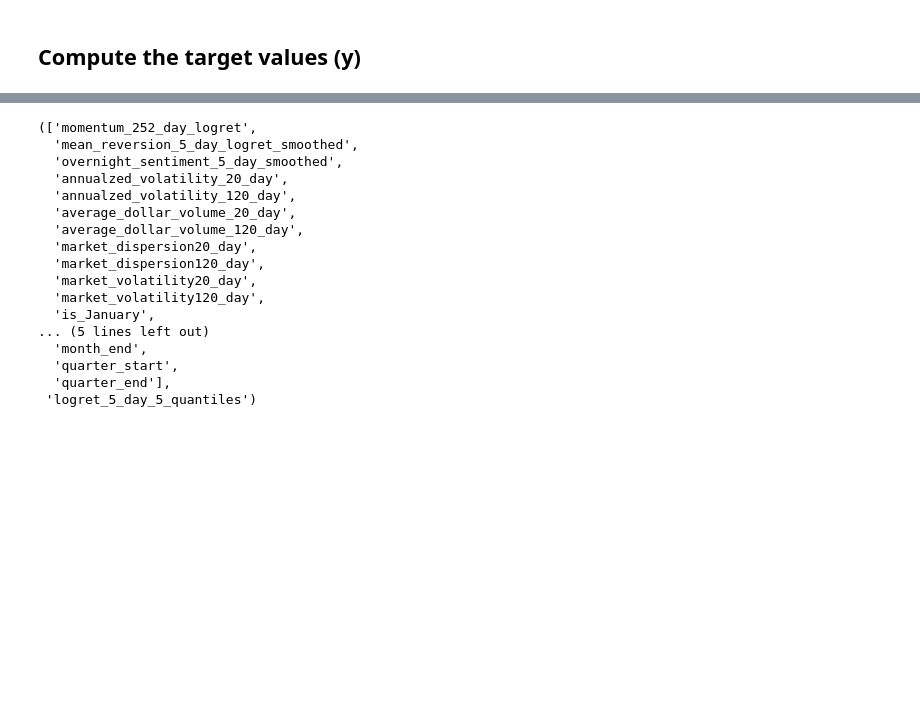
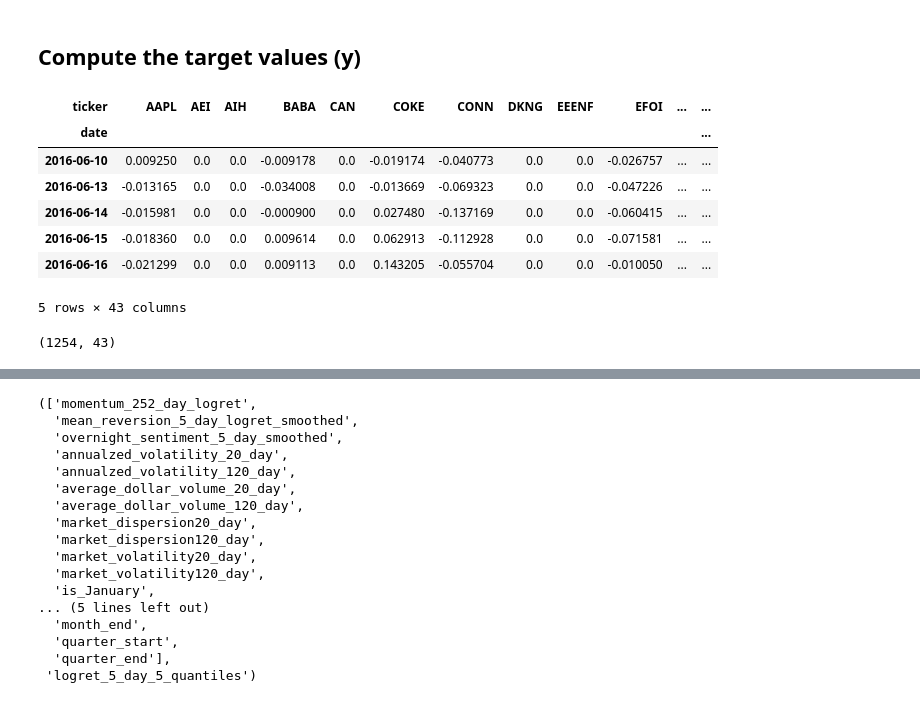
Before and after one commit to nmaiorana/svi-trading-tools, a Jupyter notebook: portfolio_analysis_ml.ipynb, the cells around one changed output, grey strips where cells are left out. Cells and saved outputs as stored; diff of their text form; code cells hidden in the pictures; blank space fills up the shorter version.

```diff
--- a/portfolio_analysis_ml.ipynb
+++ b/portfolio_analysis_ml.ipynb
@@ -289,3 +289,17 @@ all_factors.head()
 |  | CAN | -0.658736 | 0.329368 | -1.611889 | -1.152787 | ... |
 # %% [markdown]
 ## Compute the target values (y)
+# %%
+returns = alpha_factors.FactorReturns(price_histories, 5).factor_data
+display(returns.head())
+returns.shape
+# %% [output]
+| ticker | AAPL | AEI | AIH | BABA | CAN | COKE | CONN | DKNG | EEENF | EFOI | ... | ... |
+| date |  |  |  |  |  |  |  |  |  |  |  | ... |
+| 2016-06-10 | 0.009250 | 0.0 | 0.0 | -0.009178 | 0.0 | -0.019174 | -0.040773 | 0.0 | 0.0 | -0.026757 | ... | ... |
+| 2016-06-13 | -0.013165 | 0.0 | 0.0 | -0.034008 | 0.0 | -0.013669 | -0.069323 | 0.0 | 0.0 | -0.047226 | ... | ... |
+| 2016-06-14 | -0.015981 | 0.0 | 0.0 | -0.000900 | 0.0 | 0.027480 | -0.137169 | 0.0 | 0.0 | -0.060415 | ... | ... |
+| 2016-06-15 | -0.018360 | 0.0 | 0.0 | 0.009614 | 0.0 | 0.062913 | -0.112928 | 0.0 | 0.0 | -0.071581 | ... | ... |
+| 2016-06-16 | -0.021299 | 0.0 | 0.0 | 0.009113 | 0.0 | 0.143205 | -0.055704 | 0.0 | 0.0 | -0.010050 | ... | ... |
+5 rows × 43 columns
+(1254, 43)
```
Also changed, not shown: parts of 10 cells of this notebook, 1 other file.
